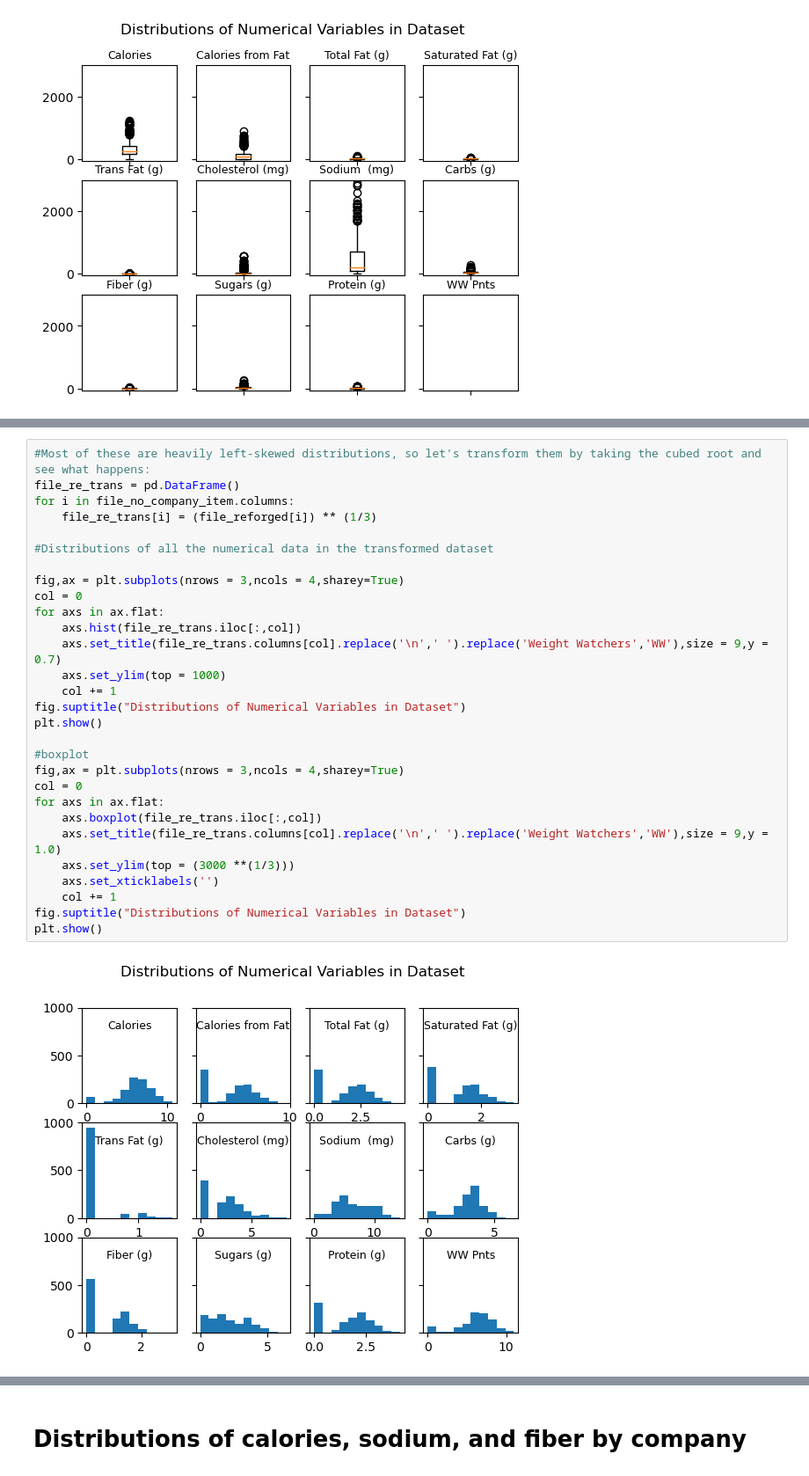
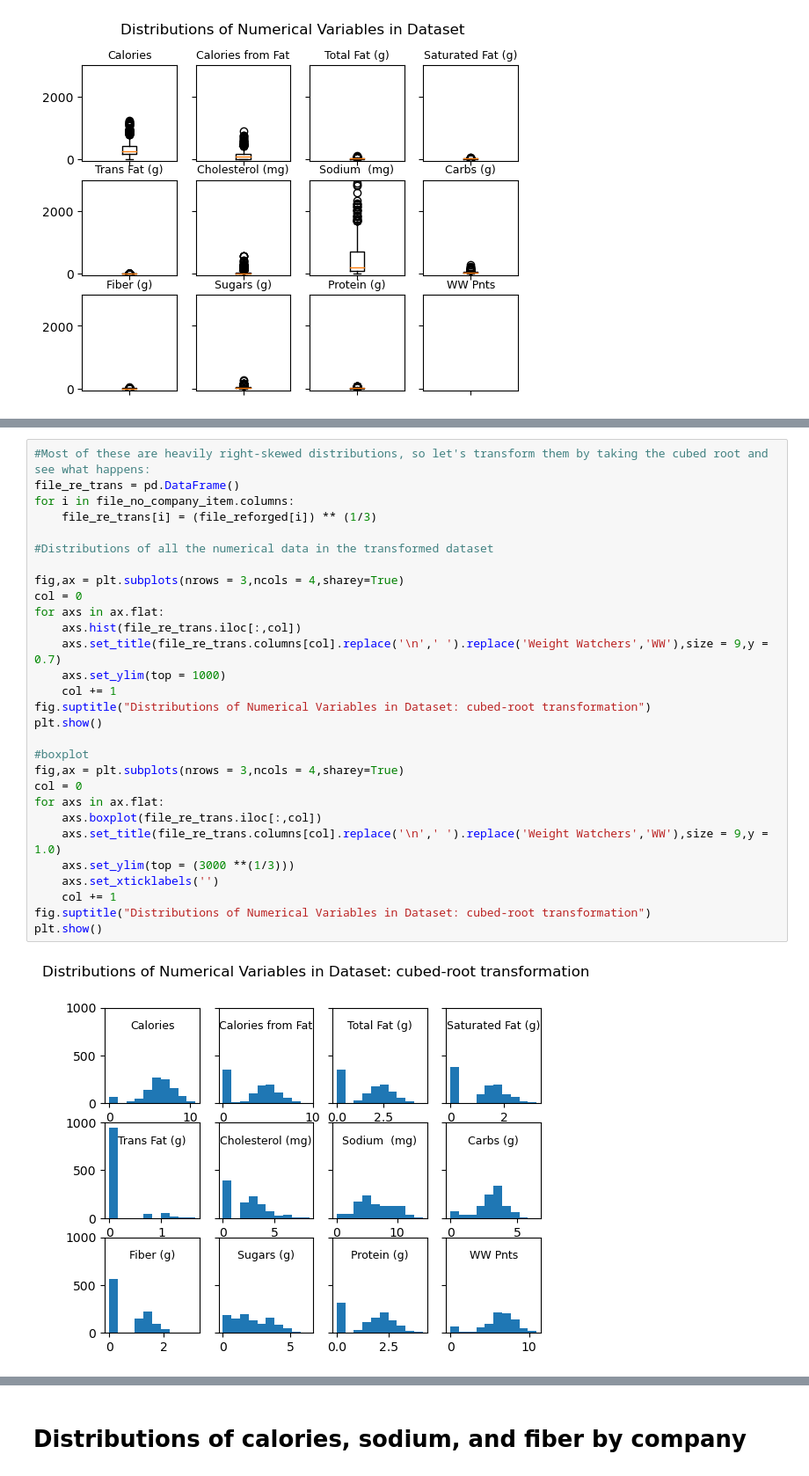
Before and after one commit to BenCaiello/BenCaiello, a Jupyter notebook: fast-food-data-with-heavy-clean-up.ipynb, the cells around one changed output, grey strips where cells are left out. Shown: that part at 88% size. Cells and saved outputs as stored; diff of their text form.

```diff
--- a/fast-food-data-with-heavy-clean-up.ipynb
+++ b/fast-food-data-with-heavy-clean-up.ipynb
@@ -424,31 +450,31 @@ plt.show()
 # %%
-#Most of these are heavily left-skewed distributions, so let's transform them by taking the cubed root and see what happens:
+#Most of these are heavily right-skewed distributions, so let's transform them by taking the cubed root and see what happens:
 file_re_trans = pd.DataFrame()
 for i in file_no_company_item.columns:
     file_re_trans[i] = (file_reforged[i]) ** (1/3)
 
 #Distributions of all the numerical data in the transformed dataset
 
 fig,ax = plt.subplots(nrows = 3,ncols = 4,sharey=True)
 col = 0
 for axs in ax.flat:
     axs.hist(file_re_trans.iloc[:,col])
     axs.set_title(file_re_trans.columns[col].replace('\n',' ').replace('Weight Watchers','WW'),size = 9,y = 0.7)
     axs.set_ylim(top = 1000)
     col += 1
-fig.suptitle("Distributions of Numerical Variables in Dataset")
+fig.suptitle("Distributions of Numerical Variables in Dataset: cubed-root transformation")
 plt.show()
 
 #boxplot
 fig,ax = plt.subplots(nrows = 3,ncols = 4,sharey=True)
 col = 0
 for axs in ax.flat:
     axs.boxplot(file_re_trans.iloc[:,col])
     axs.set_title(file_re_trans.columns[col].replace('\n',' ').replace('Weight Watchers','WW'),size = 9,y = 1.0)
     axs.set_ylim(top = (3000 **(1/3)))
     axs.set_xticklabels('')
     col += 1
-fig.suptitle("Distributions of Numerical Variables in Dataset")
+fig.suptitle("Distributions of Numerical Variables in Dataset: cubed-root transformation")
 plt.show()
 # %% [output]
-[figure, old version]
+[figure, new version]
```
Also changed, not shown: parts of 22 cells of this notebook.
